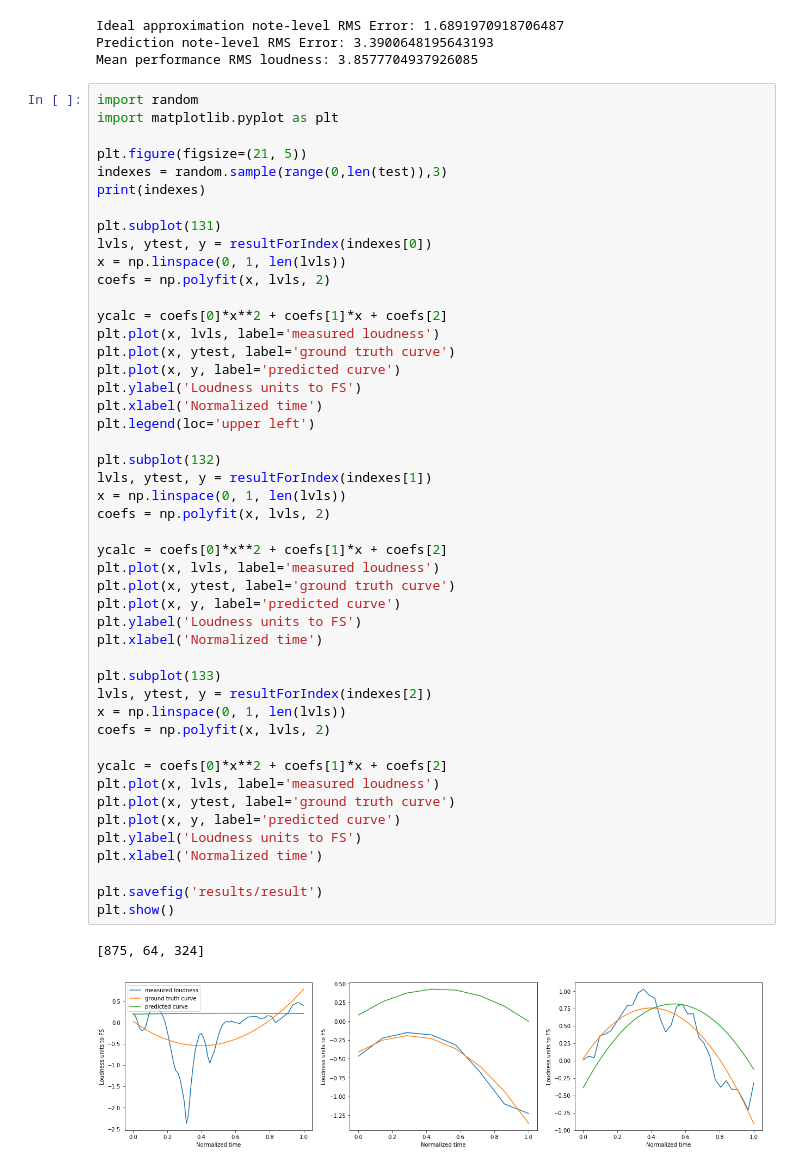
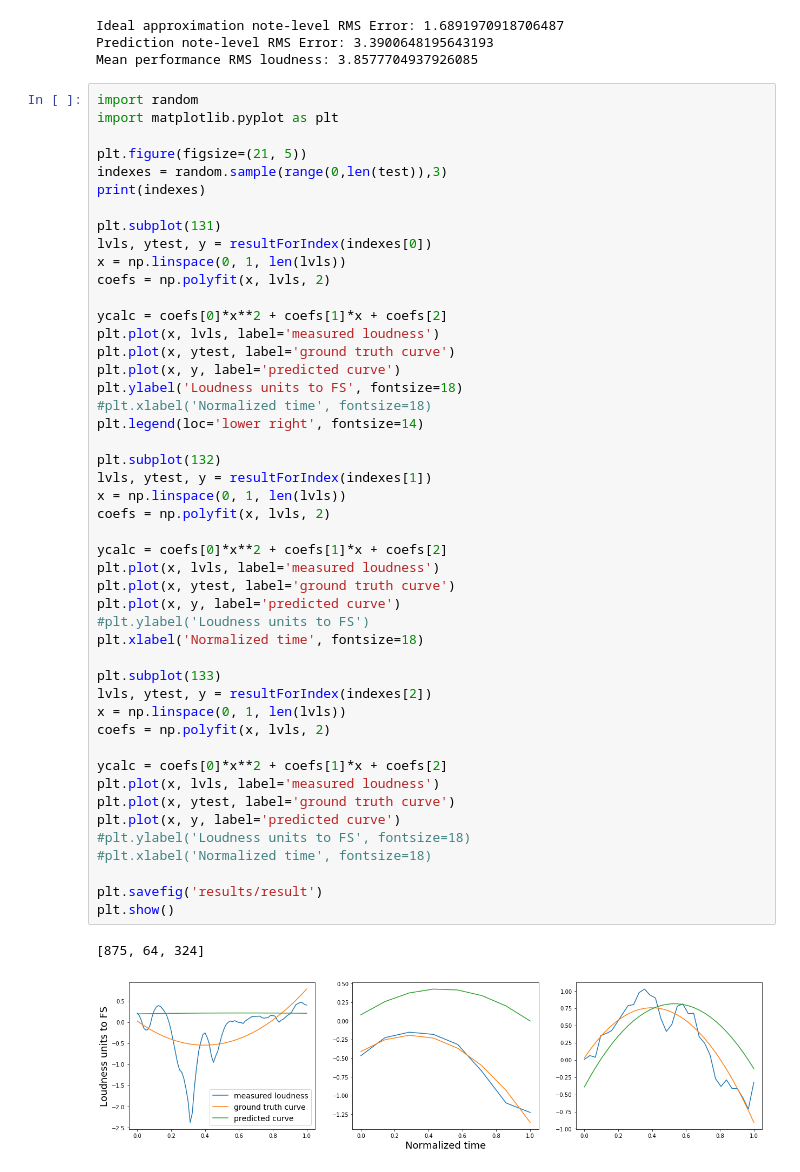
Before and after one commit to fabiozeh/deep-expression, a Jupyter notebook: MotifDynamicsMLP.ipynb, the cells around one changed output. Saved outputs shown, nothing was run; the diff lists cells and outputs as text.

Commit message:
Adjustments to graph layout.

```diff
--- a/MotifDynamicsMLP.ipynb
+++ b/MotifDynamicsMLP.ipynb
@@ -209,38 +209,38 @@ coefs = np.polyfit(x, lvls, 2)
 
 ycalc = coefs[0]*x**2 + coefs[1]*x + coefs[2]
 plt.plot(x, lvls, label='measured loudness')
 plt.plot(x, ytest, label='ground truth curve')
 plt.plot(x, y, label='predicted curve')
-plt.ylabel('Loudness units to FS')
-plt.xlabel('Normalized time')
-plt.legend(loc='upper left')
+plt.ylabel('Loudness units to FS', fontsize=18)
+#plt.xlabel('Normalized time', fontsize=18)
+plt.legend(loc='lower right', fontsize=14)
 
 plt.subplot(132)
 lvls, ytest, y = resultForIndex(indexes[1])
 x = np.linspace(0, 1, len(lvls))
 coefs = np.polyfit(x, lvls, 2)
 
 ycalc = coefs[0]*x**2 + coefs[1]*x + coefs[2]
 plt.plot(x, lvls, label='measured loudness')
 plt.plot(x, ytest, label='ground truth curve')
 plt.plot(x, y, label='predicted curve')
-plt.ylabel('Loudness units to FS')
-plt.xlabel('Normalized time')
+#plt.ylabel('Loudness units to FS')
+plt.xlabel('Normalized time', fontsize=18)
 
 plt.subplot(133)
 lvls, ytest, y = resultForIndex(indexes[2])
 x = np.linspace(0, 1, len(lvls))
 coefs = np.polyfit(x, lvls, 2)
 
 ycalc = coefs[0]*x**2 + coefs[1]*x + coefs[2]
 plt.plot(x, lvls, label='measured loudness')
 plt.plot(x, ytest, label='ground truth curve')
 plt.plot(x, y, label='predicted curve')
-plt.ylabel('Loudness units to FS')
-plt.xlabel('Normalized time')
+#plt.ylabel('Loudness units to FS', fontsize=18)
+#plt.xlabel('Normalized time', fontsize=18)
 
 plt.savefig('results/result')
 plt.show()
 # %% [output]
 [875, 64, 324]
-[figure, old version]
+[figure, new version]
```
Also changed, not shown: 2 other files.
